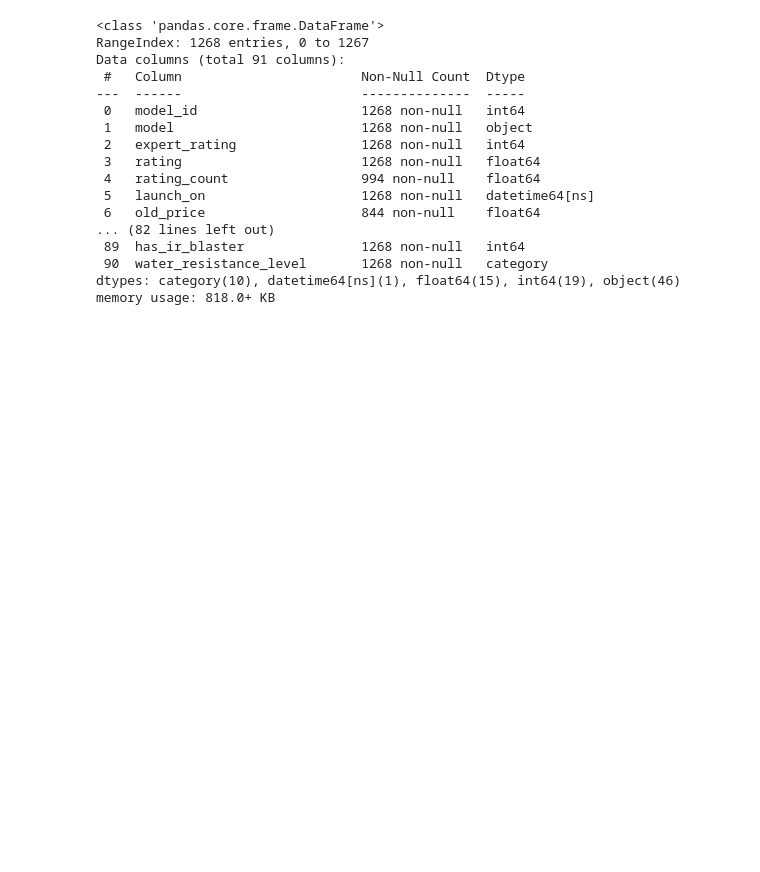
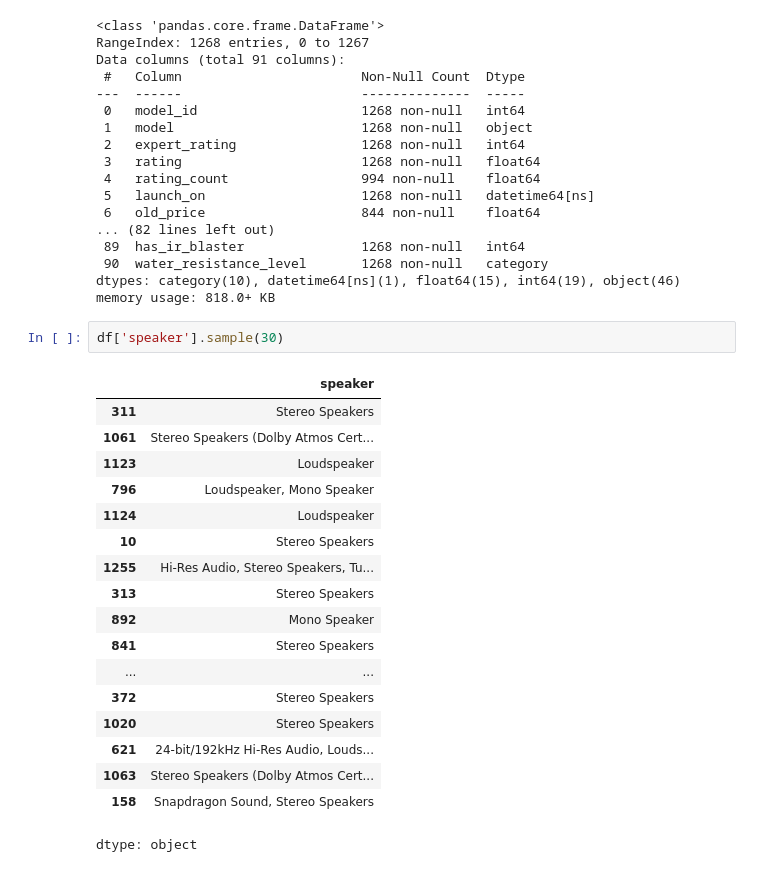
Before and after one commit to rajeshxdatascience/smartphone-recommender-system, a Jupyter notebook: SpecLens_AI_Data_Engineering.ipynb, the cells around one changed output. Drawn from its saved outputs; the diff is of its cells as text; blank space fills up the shorter version.

```diff
--- a/SpecLens_AI_Data_Engineering.ipynb
+++ b/SpecLens_AI_Data_Engineering.ipynb
@@ -2631,3 +2631,24 @@ Data columns (total 91 columns):
  90  water_resistance_level       1268 non-null   category
 dtypes: category(10), datetime64[ns](1), float64(15), int64(19), object(46)
 memory usage: 818.0+ KB
+# %%
+df['speaker'].sample(30)
+# %% [output]
+|  | speaker |
+| 311 | Stereo Speakers |
+| 1061 | Stereo Speakers (Dolby Atmos Cert... |
+| 1123 | Loudspeaker |
+| 796 | Loudspeaker, Mono Speaker |
+| 1124 | Loudspeaker |
+| 10 | Stereo Speakers |
+| 1255 | Hi-Res Audio, Stereo Speakers, Tu... |
+| 313 | Stereo Speakers |
+| 892 | Mono Speaker |
+| 841 | Stereo Speakers |
+| ... | ... |
+| 372 | Stereo Speakers |
+| 1020 | Stereo Speakers |
+| 621 | 24-bit/192kHz Hi-Res Audio, Louds... |
+| 1063 | Stereo Speakers (Dolby Atmos Cert... |
+| 158 | Snapdragon Sound, Stereo Speakers |
+dtype: object
```
Also changed, not shown: parts of 30 cells of this notebook.
